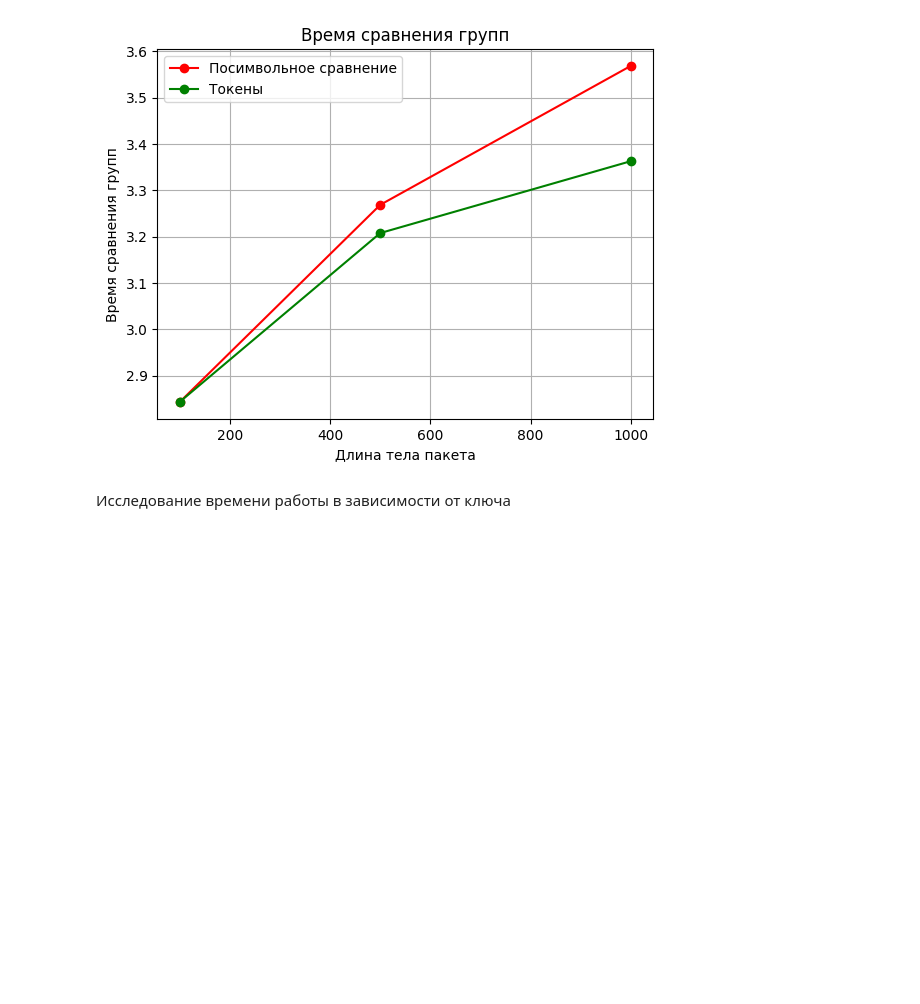
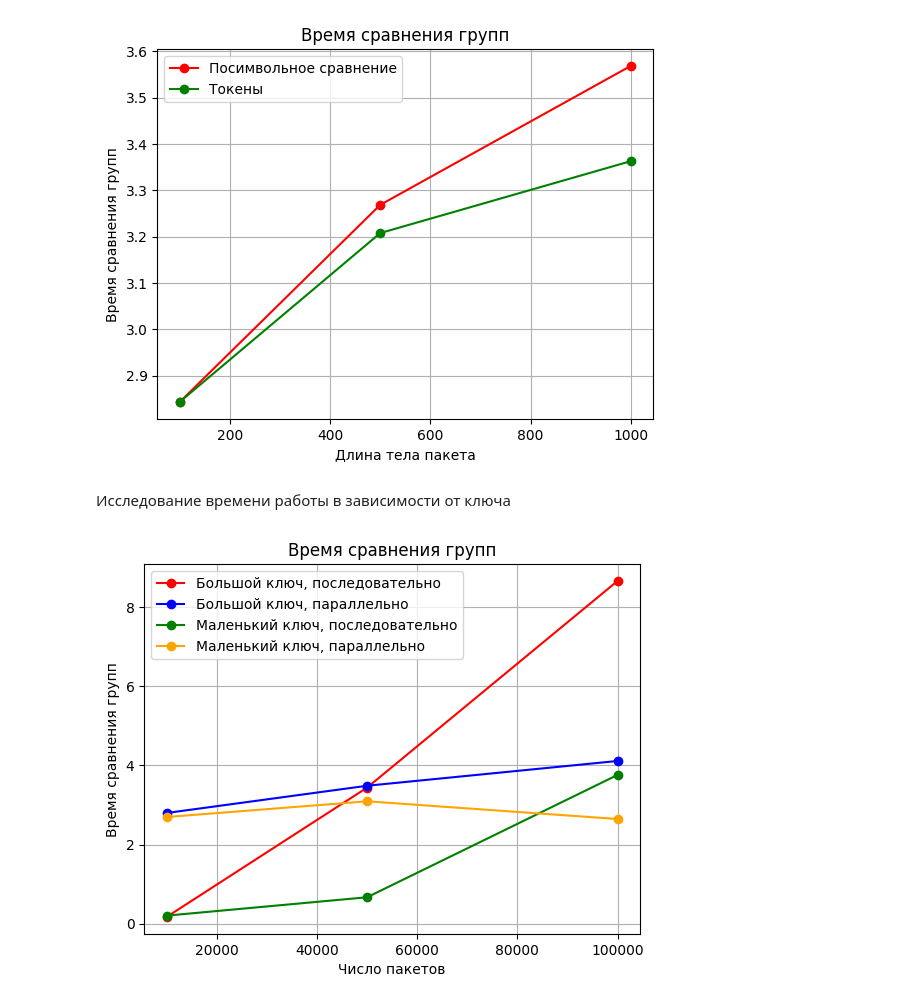
Before and after one commit to stamplevskiyd/loss-analyzer, a Jupyter notebook: research.ipynb, the cells around one changed output. Drawn from its saved outputs; the diff is of its cells as text; code cells hidden in the pictures; blank space fills up the shorter version.

Commit message:
Updated gitignore, added new charts to research.ipynb

```diff
--- a/research.ipynb
+++ b/research.ipynb
@@ -152,11 +152,13 @@ plt.show()
 # %%
 old_key_single: list[tuple[int, float, float]] = [
     (10000, 2.854653, 0.173105),
-    (50000, 14.498818, 3.440029)
+    (50000, 14.498818, 3.440029),
+    (100000, 30.685274, 8.661431)
 ]
 new_key_single: list[tuple[int, float, float]] = [
     (10000, 2.442523, 0.20589),
     (50000, 13.848540, 0.669743),
+    (100000, 27.655146, 3.760668)
 ]
 
 old_key_parallel: list[tuple[int, float, float]] = [
@@ -167,4 +169,32 @@ old_key_parallel: list[tuple[int, float, float]] = [
 new_key_parallel: list[tuple[int, float, float]] = [
     (10000, 8.672784, 2.696958),
     (50000, 22.909476, 3.093789),
+    (100000, 30.971642, 2.646750),
 ]
+# %%
+old_key_single_x = [item[0] for item in old_key_single]
+old_key_single_y = [item[2] for item in old_key_single]
+
+old_key_parallel_x = [item[0] for item in old_key_parallel]
+old_key_parallel_y = [item[2] for item in old_key_parallel]
+
+new_key_single_x = [item[0] for item in new_key_single]
+new_key_single_y = [item[2] for item in new_key_single]
+
+new_key_parallel_x = [item[0] for item in new_key_parallel]
+new_key_parallel_y = [item[2] for item in new_key_parallel]
+
+plt.plot(old_key_single_x, old_key_single_y, label="Большой ключ, последовательно", color="r", marker="o")
+plt.plot(old_key_parallel_x, old_key_parallel_y, label="Большой ключ, параллельно", color="b", marker="o")
+plt.plot(new_key_single_x, new_key_single_y, label="Маленький ключ, последовательно", color="g", marker="o")
+plt.plot(new_key_parallel_x, new_key_parallel_y, label="Маленький ключ, параллельно", color="orange", marker="o")
+
+plt.title("Время сравнения групп")
+plt.xlabel("Число пакетов")
+plt.ylabel("Время сравнения групп")
+
+plt.legend()
+plt.grid(True)
+plt.show()
+# %% [output]
+[figure, added]
```
Also changed, not shown: parts of 2 cells of this notebook, 2 other files.
